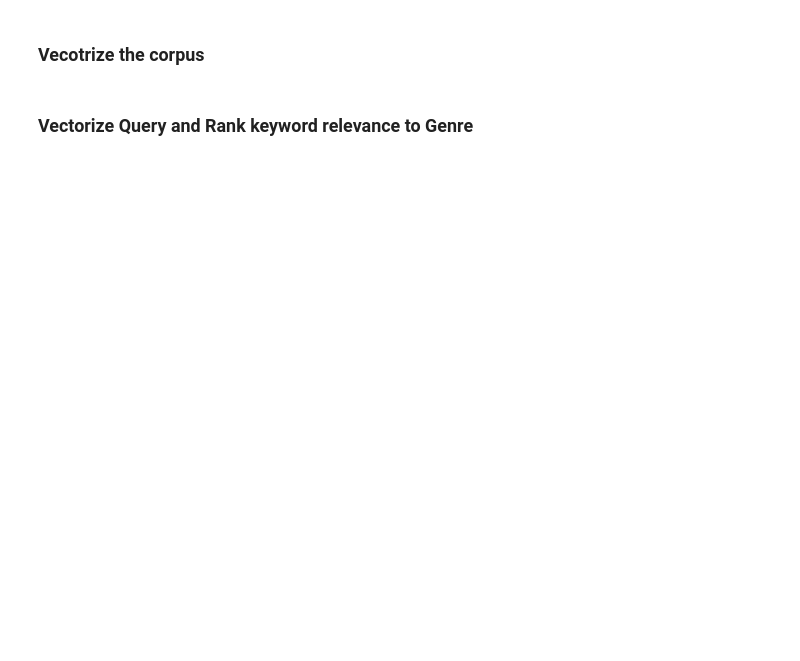
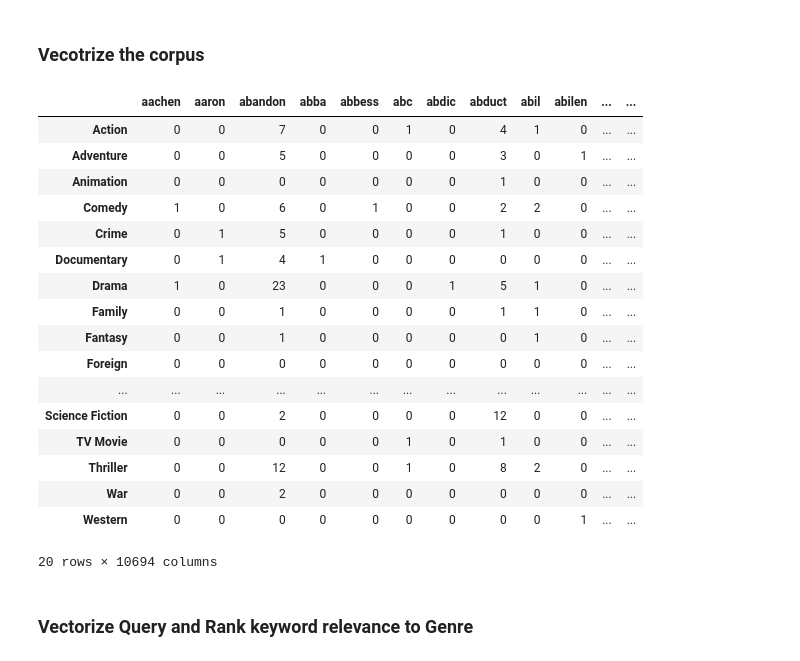
Before and after one commit to fieldconcepts/Data-Mining-And-Text-Analysis, a Jupyter notebook: Task 4 - Refactored v1.ipynb, the cells around one changed output. Drawn from its saved outputs; the diff is of its cells as text; code cells hidden in the pictures; blank space fills up the shorter version.

```diff
--- a/Task 4 - Refactored v1.ipynb
+++ b/Task 4 - Refactored v1.ipynb
@@ -55,25 +56,15 @@ def getStopWords():
 # %%
 def doc_to_words(raw_text):
 
-    # 1. Remove non-letters
-    # Use regular expressions to do a find-and-replace
-    letters_only = re.sub("[^a-zA-Z]", " ", raw_text)
-    #print(letters_only)
+    letters_only = re.sub("[^a-zA-Z]", " ", raw_text) # Use regular expressions to do a find-and-replace letters
+    words = letters_only.lower().split() # Convert to lower case, split into individual words
 
-    # 2. Convert to lower case, split into individual words
-    words = letters_only.lower().split()
-    #print(words)
+    ps = PorterStemmer()
+    stemmed_words = [ps.stem(w) for w in words] #stemming reduce terms from 12569 columns to 10694 columns
+    stops = getStopWords()  # Import the stopwords from text file as a set for speed
+    meaningful_words = [w for w in stemmed_words if not w in stops]  #Remove stop words from the play
 
-    # 3. In Python, searching a set is much faster than searching a list, so convert the stop words to a set.
-    # Import the stopwords from text file
-    stops = getStopWords()
-
-    # 4. Remove stop words from the play
-    meaningful_words = [w for w in words if not w in stops]
-    #print(meaningful_words)
-
-    # 5. Join the words back into one string separated by space, and return the result.
-    return( " ".join( meaningful_words ))
+    return( " ".join( meaningful_words )) #Join the words back into one string separated by space, and return the result
 # %% [markdown]
 ### Import CSVs, remove empty cells, merge and explode on genre
 # %%
@@ -159,16 +139,43 @@ Western
 # %% [markdown]
 ### Vecotrize the corpus
 # %%
-vectorizer = CountVectorizer() #ceate vecotrizer object that count occurances of words
+#removed all keywords where the occurances of features occurs less than 5 times over the entire corpus.
+#This may reduce cosine similaries, but speed runtme
+
+# Stemming bag of words, 12569 features without, 10694 feature with porter stemming.
+
+# could use n-gram of 2 or 3 to take into account phrase and preserve local ordering of features
+# but this makes the matrix huge!!! 1-ngram = 10694, 2-ngrams = 1165041 features, 3 ngrams = 411717 features
+
+vectorizer = CountVectorizer(ngram_range=(1, 1), min_df=0) #ceate vecotrizer object that count occurances of words
 vectorizer_count = vectorizer.fit_transform(corpus).todense()  #fit the corups to the vecotr, creste a matrix
 
 #normalize vector count by dividing by the count of movies with that genre
 # This give the concetration of keywords in a genre
 # takes care of the fact that some genres contain more movies than others
 
 #matrix_normalized = np.divide(vectorizer_count, df_genres['count'].to_numpy()[:, np.newaxis])
-#matrix = pd.DataFrame(vectorizer_count, columns=vectorizer.get_feature_names())
-#matrix.index = unique_genres
-#matrix
+matrix = pd.DataFrame(vectorizer_count, columns=vectorizer.get_feature_names())
+matrix.index = unique_genres
+matrix
+# %% [output]
+|  | aachen | aaron | abandon | abba | abbess | abc | abdic | abduct | abil | abilen | ... | ... |
+| Action | 0 | 0 | 7 | 0 | 0 | 1 | 0 | 4 | 1 | 0 | ... | ... |
+| Adventure | 0 | 0 | 5 | 0 | 0 | 0 | 0 | 3 | 0 | 1 | ... | ... |
+| Animation | 0 | 0 | 0 | 0 | 0 | 0 | 0 | 1 | 0 | 0 | ... | ... |
+| Comedy | 1 | 0 | 6 | 0 | 1 | 0 | 0 | 2 | 2 | 0 | ... | ... |
+| Crime | 0 | 1 | 5 | 0 | 0 | 0 | 0 | 1 | 0 | 0 | ... | ... |
+| Documentary | 0 | 1 | 4 | 1 | 0 | 0 | 0 | 0 | 0 | 0 | ... | ... |
+| Drama | 1 | 0 | 23 | 0 | 0 | 0 | 1 | 5 | 1 | 0 | ... | ... |
+| Family | 0 | 0 | 1 | 0 | 0 | 0 | 0 | 1 | 1 | 0 | ... | ... |
+| Fantasy | 0 | 0 | 1 | 0 | 0 | 0 | 0 | 0 | 1 | 0 | ... | ... |
+| Foreign | 0 | 0 | 0 | 0 | 0 | 0 | 0 | 0 | 0 | 0 | ... | ... |
+| ... | ... | ... | ... | ... | ... | ... | ... | ... | ... | ... | ... | ... |
+| Science Fiction | 0 | 0 | 2 | 0 | 0 | 0 | 0 | 12 | 0 | 0 | ... | ... |
+| TV Movie | 0 | 0 | 0 | 0 | 0 | 1 | 0 | 1 | 0 | 0 | ... | ... |
+| Thriller | 0 | 0 | 12 | 0 | 0 | 1 | 0 | 8 | 2 | 0 | ... | ... |
+| War | 0 | 0 | 2 | 0 | 0 | 0 | 0 | 0 | 0 | 0 | ... | ... |
+| Western | 0 | 0 | 0 | 0 | 0 | 0 | 0 | 0 | 0 | 1 | ... | ... |
+20 rows × 10694 columns
 # %% [markdown]
 ### Vectorize Query and Rank keyword relevance to Genre
```
Also changed, not shown: parts of 8 cells of this notebook.
